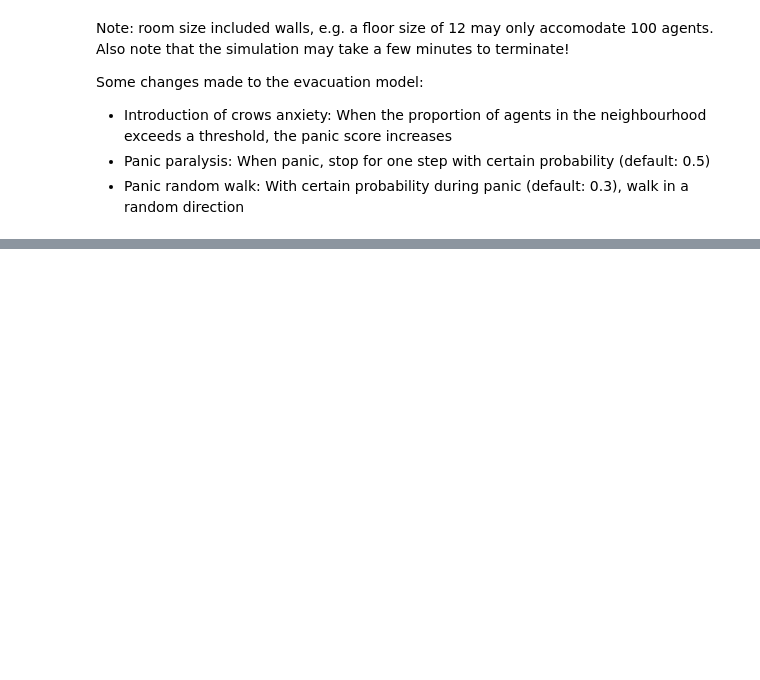
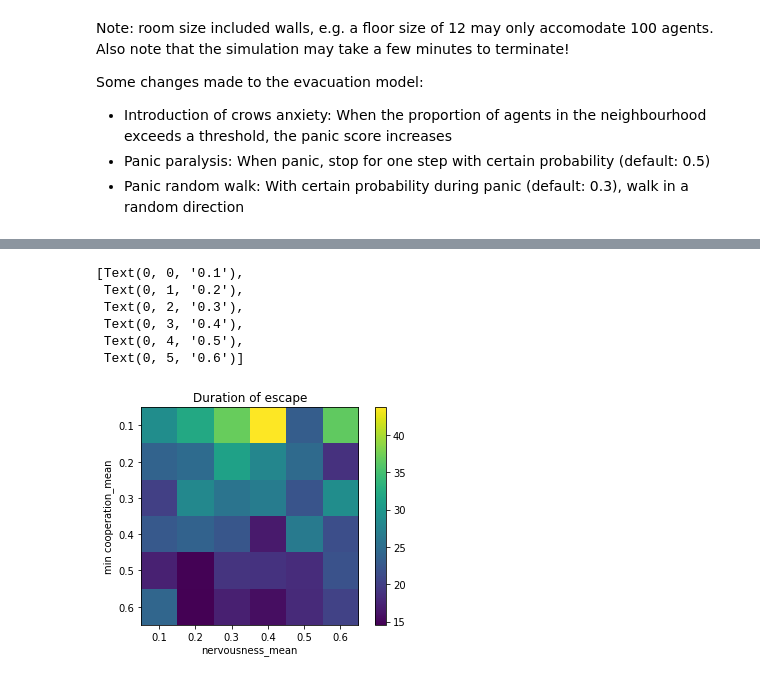
Before and after one commit to UniK-INES/edu_introabm_exercise, a Jupyter notebook: exercises/04/task03/exercise04_task03.ipynb, the cells around one changed output, grey strips where cells are left out. Saved outputs shown, nothing was run; the diff lists cells and outputs as text; code cells hidden in the pictures; blank space fills up the shorter version.

```diff
--- a/exercises/04/task03/exercise04_task03.ipynb
+++ b/exercises/04/task03/exercise04_task03.ipynb
@@ -24,19 +24,23 @@ Some changes made to the evacuation model:
 * Panic paralysis: When panic, stop for one step with certain probability (default: 0.5)
 * Panic random walk: With certain probability during panic (default: 0.3), walk in a random direction
 # %%
+from IPython.utils import io
+
 params = dict(
     floor_size=10,
     human_count=40,
     alarm_believers_prop = 1.0,
-    min_health = np.arange(0.2,0.7,0.1),
-    min_nervousness = range(1,6),
-    seed = range(1,6),
+    cooperation_mean = np.arange(0.1,0.7,0.1),
+    nervousness_mean = np.arange(0.1,0.7,0.1),
+    seed = range(1,20),
 )
 
-results = batch_run(
-        FireEvacuation,
-        parameters=params,
-        iterations = 1
-    )
+with io.capture_output() as captured:
+    results = batch_run(
+            FireEvacuation,
+            parameters=params,
+            iterations = 1,
+            max_steps = 200,
+        )
 # %%
 pd.DataFrame(results)
@@ -43,16 +61,24 @@ pd.DataFrame(results)
 # %%
-data = pd.DataFrame(results)[['min_health', 'min_nervousness','Step']]
-df = data.groupby(['min_health', 'min_nervousness']).agg(np.mean)
+data = pd.DataFrame(results)[['cooperation_mean', 'nervousness_mean','Step']].round(decimals=1)
+df = data.groupby(['cooperation_mean', 'nervousness_mean']).agg(np.mean)
 plot_df = (df.reset_index()
-              .pivot(index='min_health', columns='min_nervousness'))
+              .pivot(index='cooperation_mean', columns='nervousness_mean'))
 
 fig, ax = plt.subplots()
 im = ax.imshow(plot_df)
 plt.colorbar(im)
-plt.xlabel('min_nervousness')
-plt.ylabel('min health')
+plt.xlabel('nervousness_mean')
+plt.ylabel('min cooperation_mean')
 plt.title("Duration of escape")
 ax.set_xticks(np.arange(plot_df.shape[1]))
-ax.set_xticklabels(set(data['min_nervousness']))
+ax.set_xticklabels(sorted(set(round(data['nervousness_mean'], ndigits=1))))
 ax.set_yticks(np.arange(plot_df.shape[0]))
 ax.set_yticklabels(plot_df.index)
+# %% [output]
+[Text(0, 0, '0.1'),
+ Text(0, 1, '0.2'),
+ Text(0, 2, '0.3'),
+ Text(0, 3, '0.4'),
+ Text(0, 4, '0.5'),
+ Text(0, 5, '0.6')]
+[figure, added]
```
Also changed, not shown: parts of 3 cells of this notebook, 4 other files.
